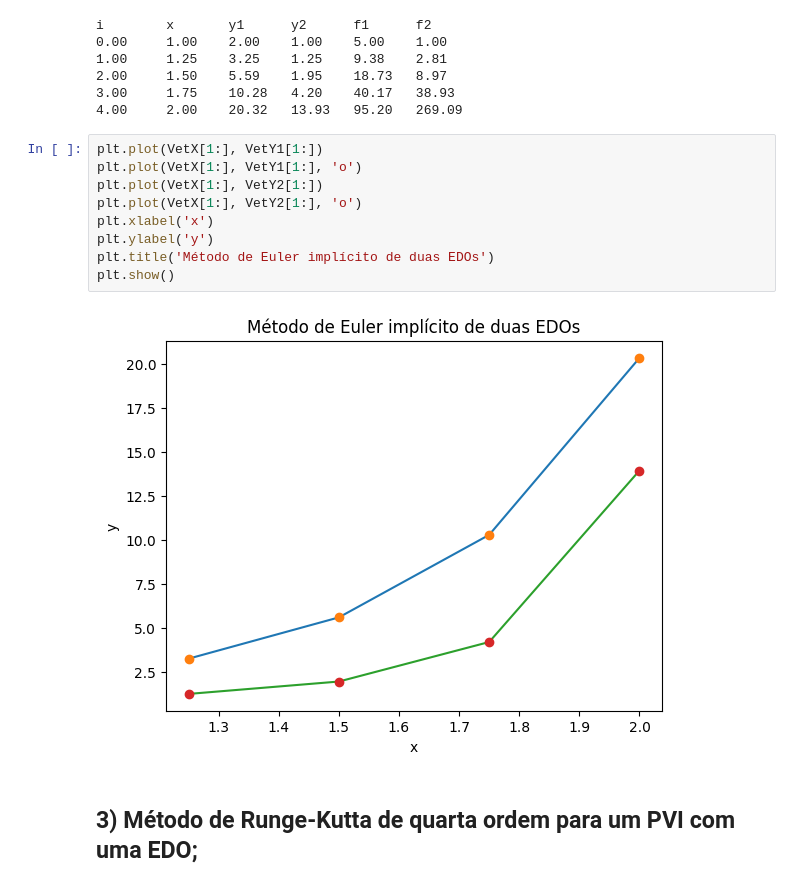
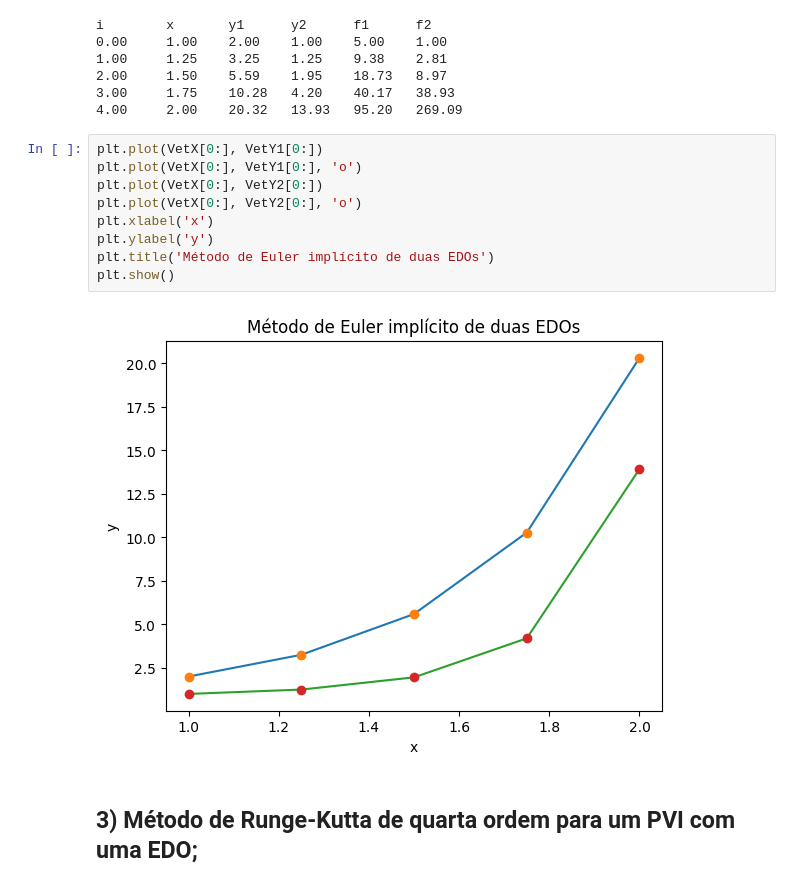
Before and after one commit to mariabandeira/EDO, a Jupyter notebook: Pratica1_EDO.ipynb, the cells around one changed output. Cells and saved outputs as stored; diff of their text form.

```diff
--- a/Pratica1_EDO.ipynb
+++ b/Pratica1_EDO.ipynb
@@ -99,16 +105,16 @@ i        x       y1      y2      f1      f2
 3.00     1.75    10.28   4.20    40.17   38.93
 4.00     2.00    20.32   13.93   95.20   269.09
 # %%
-plt.plot(VetX[1:], VetY1[1:])
-plt.plot(VetX[1:], VetY1[1:], 'o')
-plt.plot(VetX[1:], VetY2[1:])
-plt.plot(VetX[1:], VetY2[1:], 'o')
+plt.plot(VetX[0:], VetY1[0:])
+plt.plot(VetX[0:], VetY1[0:], 'o')
+plt.plot(VetX[0:], VetY2[0:])
+plt.plot(VetX[0:], VetY2[0:], 'o')
 plt.xlabel('x')
 plt.ylabel('y')
 plt.title('Método de Euler implícito de duas EDOs')
 plt.show()
 # %% [output]
-[figure, old version]
+[figure, new version]
 # %% [markdown]
 ## 3) Método de Runge-Kutta de quarta ordem para um PVI com uma EDO;
 # %%
```
Also changed, not shown: parts of 10 cells of this notebook.
